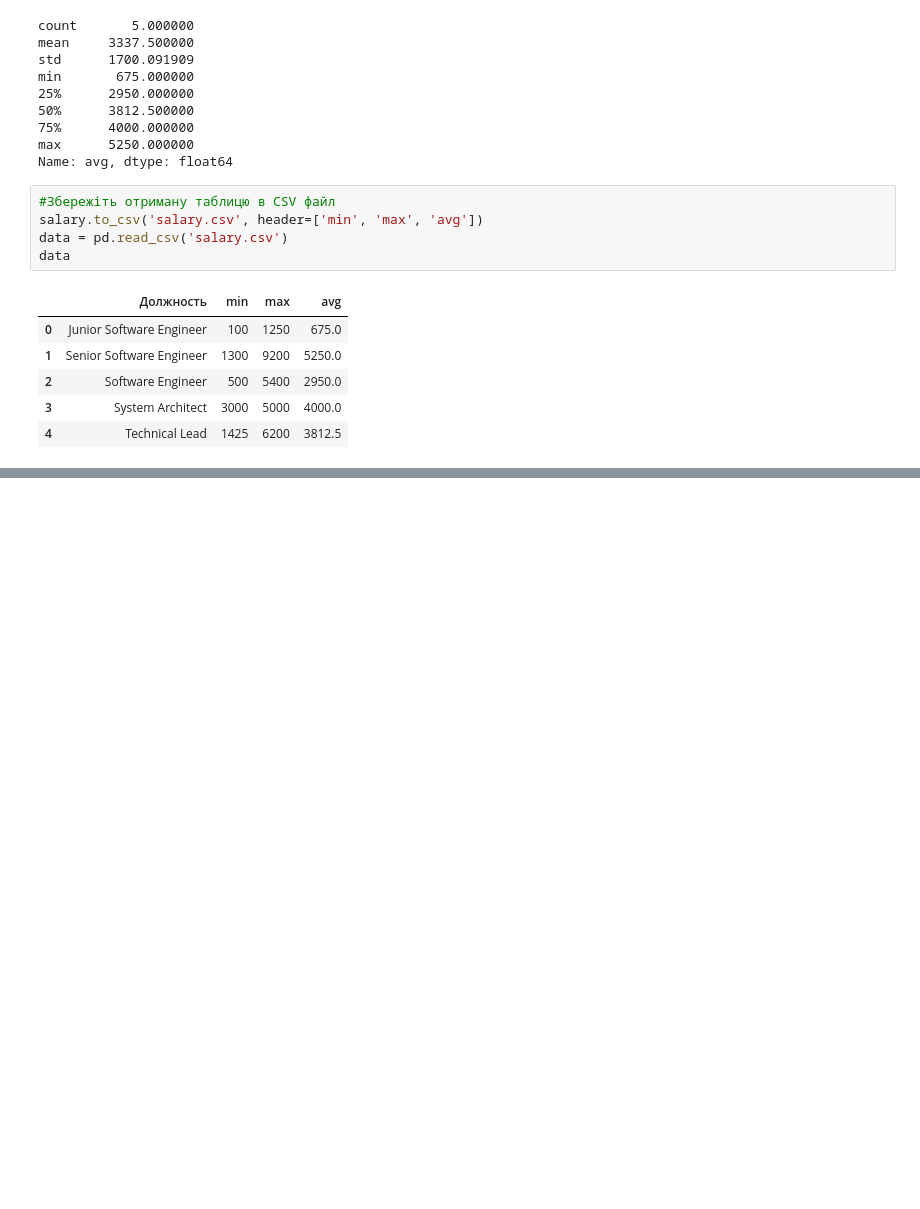
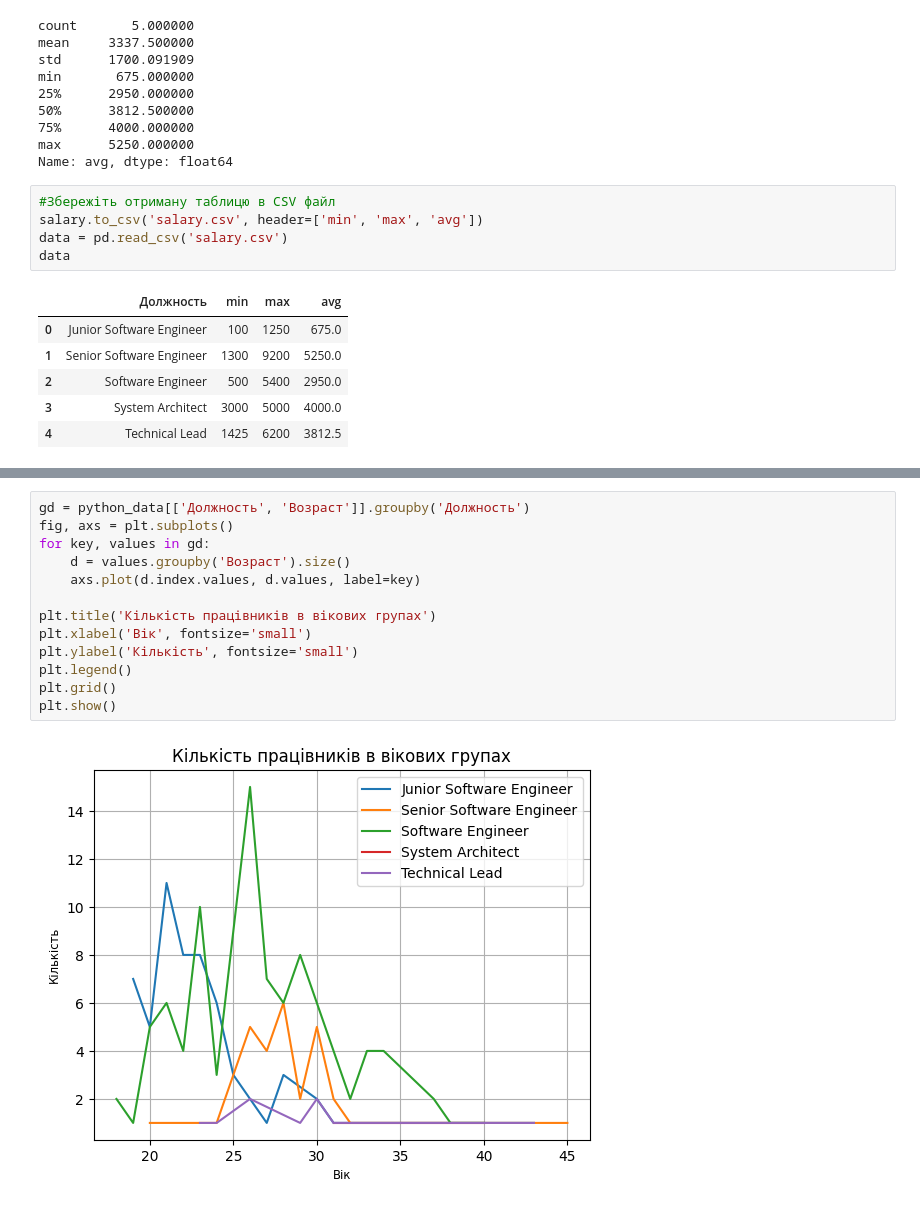
Before and after one commit to YanaYakovleva2018/DataScience_HW, a Jupyter notebook: HW2/Hw2_2.ipynb, the cells around one changed output, grey strips where cells are left out. Drawn from its saved outputs; the diff is of its cells as text; blank space fills up the shorter version.

```diff
--- a/HW2/Hw2_2.ipynb
+++ b/HW2/Hw2_2.ipynb
@@ -231,0 +243,15 @@ data
+# %%
+gd = python_data[['Должность', 'Возраст']].groupby('Должность')
+fig, axs = plt.subplots()
+for key, values in gd:
+    d = values.groupby('Возраст').size()
+    axs.plot(d.index.values, d.values, label=key)
+
+plt.title('Кількість працівників в вікових групах')
+plt.xlabel('Вік', fontsize='small')
+plt.ylabel('Кількість', fontsize='small')
+plt.legend()
+plt.grid()
+plt.show()
+# %% [output]
+[figure, added]
```
Also changed, not shown: parts of 2 cells of this notebook, 3 other files.
